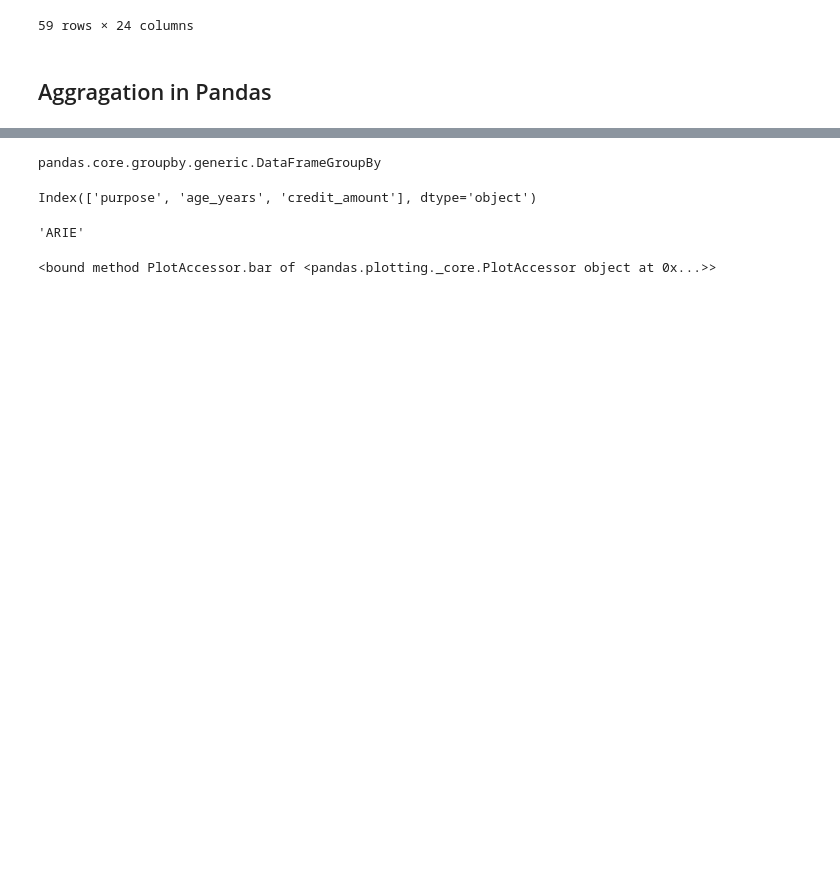
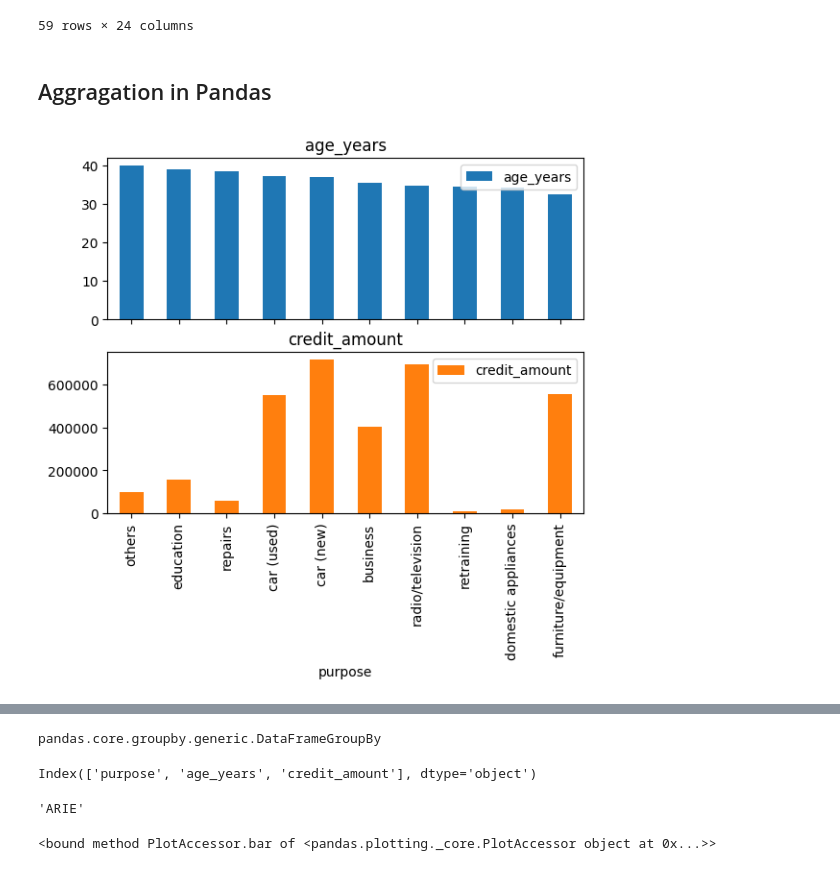
Before and after one commit to ArieTwigt/ml_python_2023_09_11, a Jupyter notebook: exp_pandas.ipynb, the cells around one changed output, grey strips where cells are left out. Drawn from its saved outputs; the diff is of its cells as text; code cells hidden in the pictures; blank space fills up the shorter version.

```diff
--- a/exp_pandas.ipynb
+++ b/exp_pandas.ipynb
@@ -302,9 +315,12 @@ data.query("purpose == @selected_purposes") # SQL Equivalent: WHERE purpose in (
 # %%
 data_overview_age = (data
                      .groupby('purpose')
                      .agg({'age_years': 'mean',
                            'credit_amount': 'sum'})
                      .reset_index()
                      .sort_values(by="age_years", ascending=False)
-
+                     .plot
+                     .bar(x='purpose', y=['age_years', 'credit_amount'], subplots=True)
                     )
+# %% [output]
+[figure, added]
```
Also changed, not shown: parts of 3 cells of this notebook, 2 other files.
